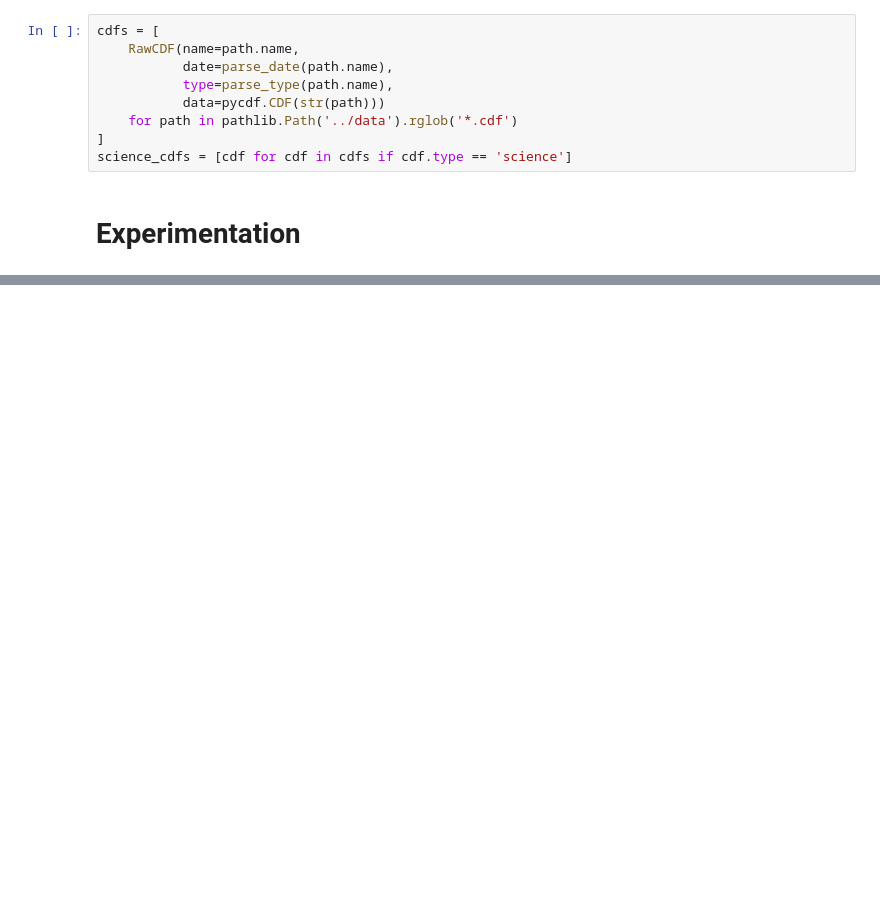
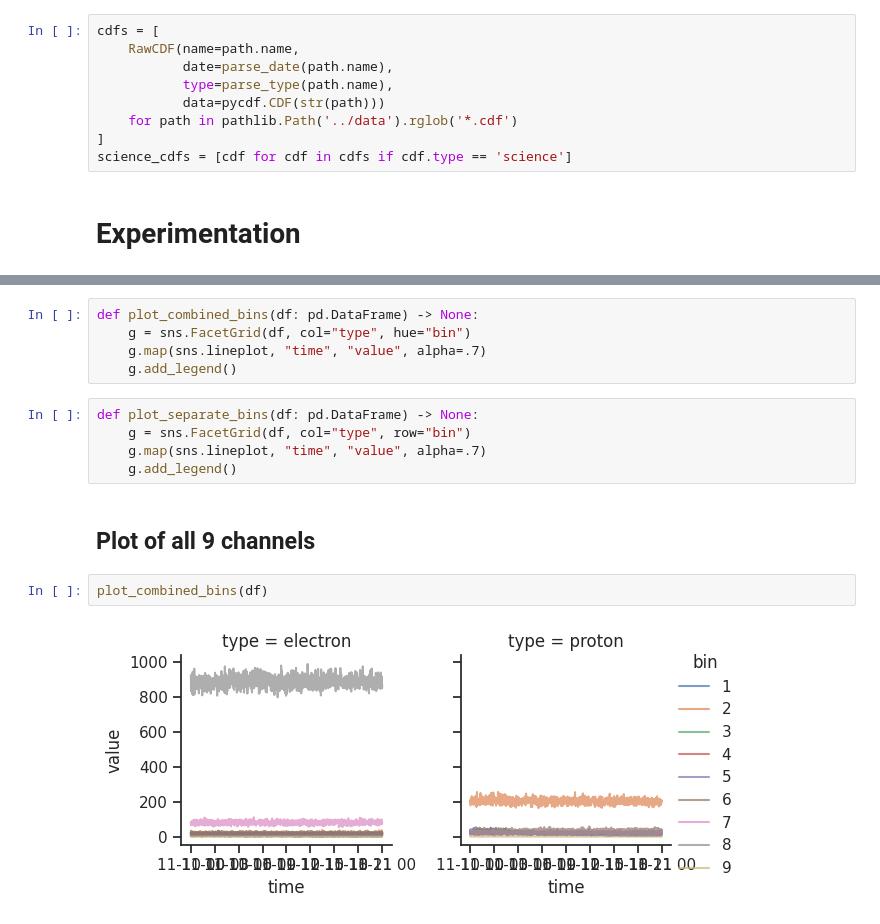
Before and after one commit to AGHRADEM/radem-notebooks, a Jupyter notebook: notebooks/2_basic_data_processing.ipynb, the cells around one changed output, grey strips where cells are left out. Drawn from its saved outputs; the diff is of its cells as text; blank space fills up the shorter version.

```diff
--- a/notebooks/2_basic_data_processing.ipynb
+++ b/notebooks/2_basic_data_processing.ipynb
@@ -133,0 +184,16 @@ for electron_counts, time in zip(list(cdf["ELECTRONS"]), list(cdf["TIME_UTC"])):
+# %%
+def plot_combined_bins(df: pd.DataFrame) -> None:
+    g = sns.FacetGrid(df, col="type", hue="bin")
+    g.map(sns.lineplot, "time", "value", alpha=.7)
+    g.add_legend()
+# %%
+def plot_separate_bins(df: pd.DataFrame) -> None:
+    g = sns.FacetGrid(df, col="type", row="bin")
+    g.map(sns.lineplot, "time", "value", alpha=.7)
+    g.add_legend()
+# %% [markdown]
+## Plot of all 9 channels
+# %%
+plot_combined_bins(df)
+# %% [output]
+[figure, added]
```
Also changed, not shown: parts of 12 cells of this notebook.
